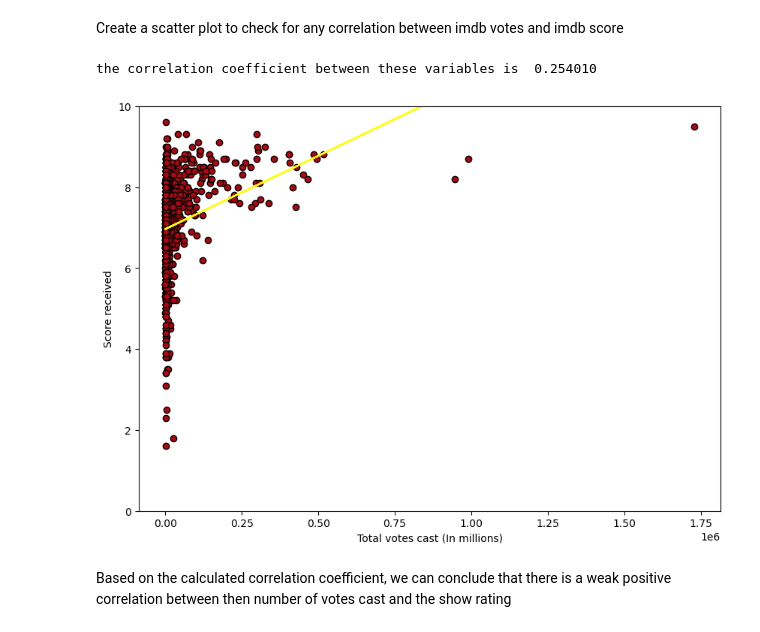
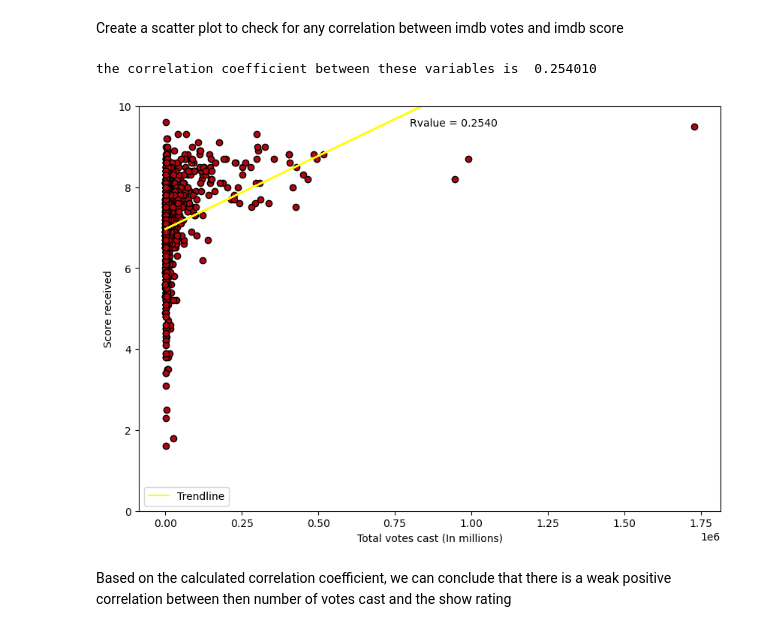
Before and after one commit to NidaB-C/NetflixEDA, a Jupyter notebook: Nida-Data/Question 4 - Eoghan.ipynb, the cells around one changed output. Drawn from its saved outputs; the diff is of its cells as text; code cells hidden in the pictures.

```diff
--- a/Nida-Data/Question 4 - Eoghan.ipynb
+++ b/Nida-Data/Question 4 - Eoghan.ipynb
@@ -176,20 +176,23 @@ Create a scatter plot to check for any correlation between imdb votes and imdb s
 # %%
 
 plt.scatter(cq4_df['imdb_votes'],cq4_df["imdb_score"],c='#B1060F',edgecolor='k');
 
 slope, intercept, rvalue, pvalue, stderr = st.linregress(q4_df['imdb_votes'],q4_df["imdb_score"])
-plt.plot(q4_df['imdb_votes'],slope*q4_df['imdb_votes']+intercept,color='yellow')
+plt.plot(q4_df['imdb_votes'],slope*q4_df['imdb_votes']+intercept,color='yellow',label='Trendline')
 plt.xlabel("Total votes cast (In millions)")
 plt.ylabel("Score received")
 plt.ylim(0,10)
+plt.legend()
+plt.annotate("Rvalue = 0.2540", (800000,9.5))
 plt.rcParams['figure.figsize'] = [10, 7]
+
 
 print(f"the correlation coefficient between these variables is {rvalue: 3f}")
 
 plt.savefig('/Users/alton/Desktop/Scatter_of_votes_vs_scores.png')
 # %% [output]
 the correlation coefficient between these variables is  0.254010
-[figure, old version]
+[figure, new version]
 # %% [markdown]
 Based on the calculated correlation coefficient, we can conclude that there is a weak positive correlation between then number of votes cast and the show rating
 # %%
```
Also changed, not shown: 1 other file.
